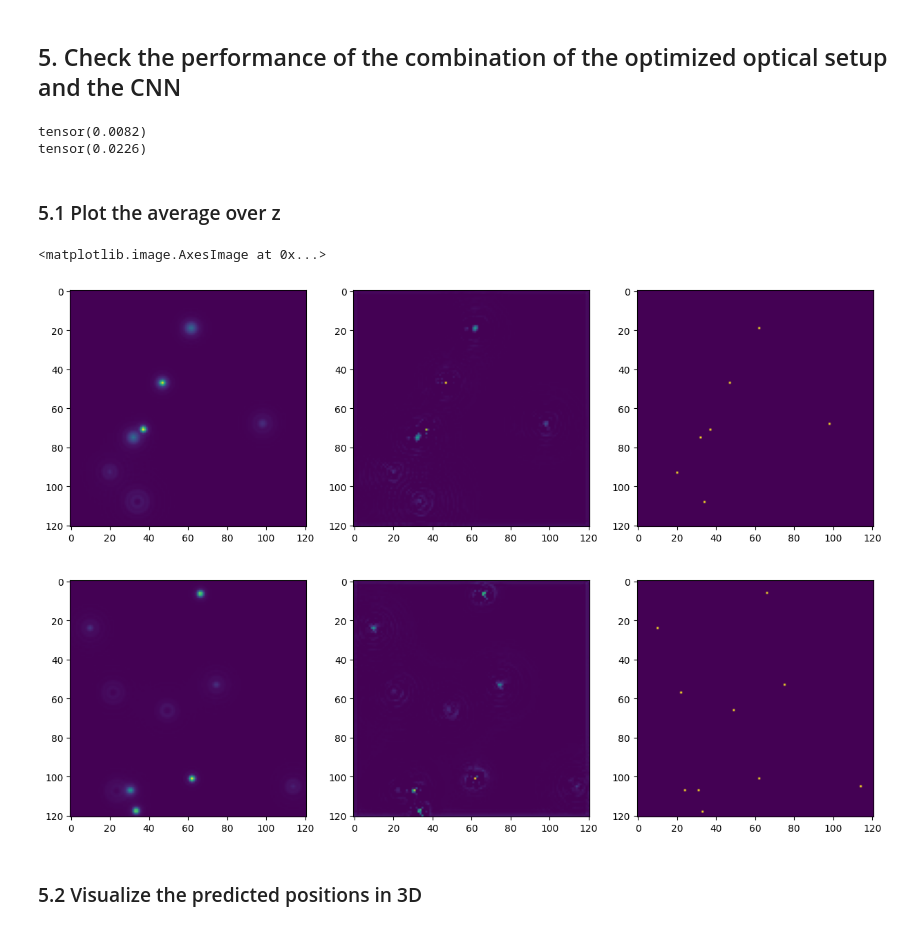
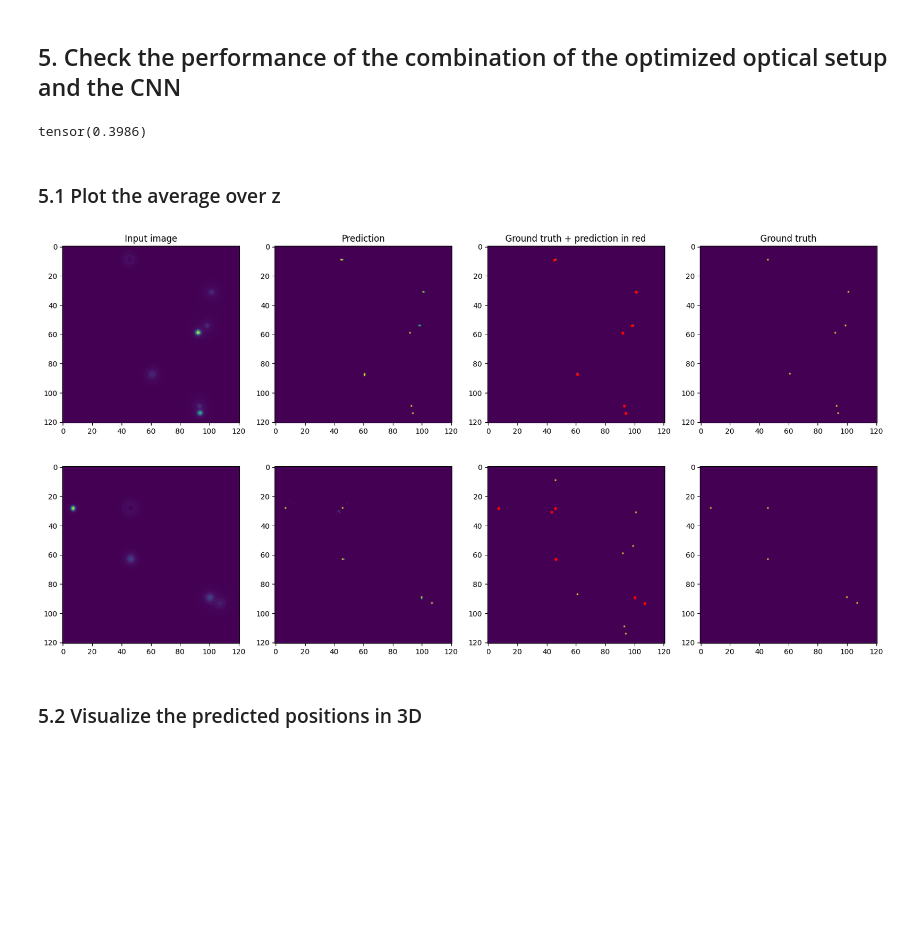
Before and after one commit to DeepTrackAI/DeepTrack2, a Jupyter notebook: tutorials/2-examples/DTEx252_phase_mask_optimization.ipynb, the cells around one changed output. Saved outputs shown, nothing was run; the diff lists cells and outputs as text; code cells hidden in the pictures; blank space fills up the shorter version.

```diff
--- a/tutorials/2-examples/DTEx252_phase_mask_optimization.ipynb
+++ b/tutorials/2-examples/DTEx252_phase_mask_optimization.ipynb
@@ -447,18 +445,14 @@ from torch.nn.functional import conv3d
 
 # convert gpu tensors to numpy
 def tensor_to_np(x):
-    return np.squeeze(x.cpu().numpy())
+    return np.squeeze(x.detach().cpu().numpy())
 
 
 # post-processing on GPU: thresholding and local maxima finding
 class Postprocess(Module):
-    def __init__(self, device, pixelsize_xy, pixelsize_z, zmin, thresh=40, radius=4, keep_singlez=False):
+    def __init__(self, device, thresh=40, radius=4, keep_singlez=False):
         super().__init__()
         self.device = device
-        self.psize_xy = pixelsize_xy
-        self.psize_z = pixelsize_z
-        self.zmin = zmin
-        self.upsampling_shift = 2  # 0 => due to floor(W/2) affected by upsampling factor of 4
         self.thresh = thresh
         self.r = radius
         self.keep_singlez = keep_singlez
@@ -559,13 +553,10 @@ class Postprocess(Module):
             xloc, yloc, zloc = tensor_to_np(xloc), tensor_to_np(yloc), tensor_to_np(zloc)
             xbool, ybool, zbool = tensor_to_np(xbool), tensor_to_np(ybool), tensor_to_np(zbool)
 
-            # dimensions of the prediction
-            D, H, W = conf_vol.size()
-
             # calculate the recovered positions assuming mid-voxel
-            xrec = (xbool + xloc - np.floor(W / 2) + self.upsampling_shift + 0.5) * self.psize_xy
-            yrec = (ybool + yloc - np.floor(H / 2) + self.upsampling_shift + 0.5) * self.psize_xy
-            zrec = (zbool + zloc + 0.5) * self.psize_z + self.zmin
+            xrec = xbool + xloc
+            yrec = ybool + yloc
+            zrec = zbool + zloc
 
             # rearrange the result into a Nx3 array
             xyz_rec = np.column_stack((xrec, yrec, zrec))
@@ -590,3 +569,8 @@ None None
+# %%
+radius = 2
+threshold = 1
+
+postprocessing_module = Postprocess(device, thresh=threshold, radius=radius)
 # %% [markdown]
 ## 5. Check the performance of the combination of the optimized optical setup and the CNN
 # %%
@@ -612,6 +596,7 @@ def jaccard_coeff(pred, target):
     return jacc_index
 # %%
 jaccard_index = []
+jaccard_index_coords = []
 for x, y in test_dataloader:
     x, y = x.to(device), y.to(device)
     preds = cnn(x)
@@ -620,36 +605,42 @@ for x, y in test_dataloader:
 average_jaccard_index = torch.mean(torch.tensor(jaccard_index))
 print(average_jaccard_index)
 # %% [output]
-tensor(0.0082)
-tensor(0.0226)
+tensor(0.3986)
 # %% [markdown]
 ### 5.1 Plot the average over z
 # %%
 num_samples = 2
-fig, ax = plt.subplots(num_samples, 3, figsize=(15,10))
+fig, ax = plt.subplots(num_samples, 4, figsize=(20, 5*num_samples))
 
 images, gt = [], []
 for _ in range(num_samples):
     pip.update()
     img, g = pip.resolve()
     images.append(img)
     gt.append(g)
 
 images = torch.stack(images)
 gt = torch.stack(gt)
 
 preds = cnn(images)
 
-ax[0, 0].imshow(images[0, 0].cpu().detach().numpy())
-ax[0, 1].imshow(preds[0].max(dim=0)[0].cpu().detach().numpy())
-ax[0, 2].imshow(gt[0].max(dim=0)[0].cpu().detach().numpy())
+for i in range(num_samples):
 
-ax[1, 0].imshow(images[1, 0].cpu().detach().numpy())
-ax[1, 1].imshow(preds[1].max(dim=0)[0].cpu().detach().numpy())
-ax[1, 2].imshow(gt[1].max(dim=0)[0].cpu().detach().numpy())
+    xyz_rec, conf_rec = postprocessing_module(preds[i])
+    xyz_target = torch.nonzero(gt[i])[:, [2,1,0]]
+
+    ax[i, 0].imshow(images[i, 0].cpu().detach().numpy())
+    ax[i, 1].imshow(preds[i].max(dim=0)[0].cpu().detach().numpy())
+    ax[i, 2].imshow(gt[0].max(dim=0)[0].cpu().detach().numpy())
+    ax[i, 2].plot(xyz_rec[:, 0], xyz_rec[:,1], c='red', marker='.', ls=' ')
+    ax[i, 3].imshow(gt[i].max(dim=0)[0].cpu().detach().numpy())
+
+ax[0, 0].set_title("Input image")
+ax[0, 1].set_title("Prediction")
+ax[0, 2].set_title("Ground truth + prediction in red")
+ax[0, 3].set_title("Ground truth");
 # %% [output]
-<matplotlib.image.AxesImage at 0x...>
-[figure, old version]
+[figure, new version]
 # %% [markdown]
 ### 5.2 Visualize the predicted positions in 3D
 # %%
```
Also changed, not shown: parts of 11 cells of this notebook.
